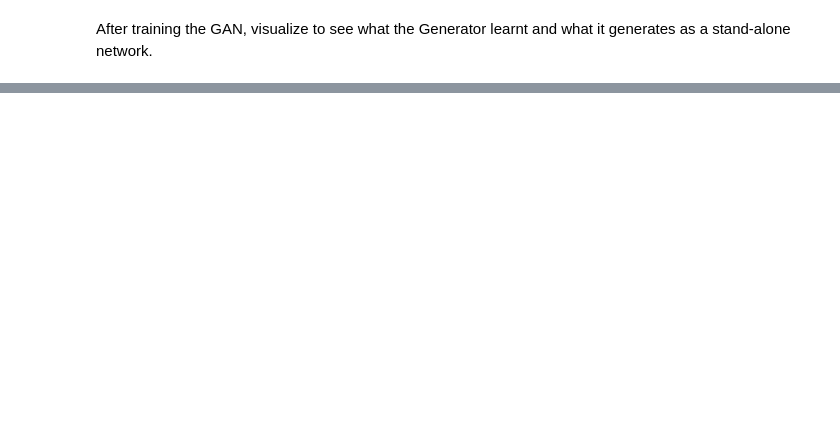
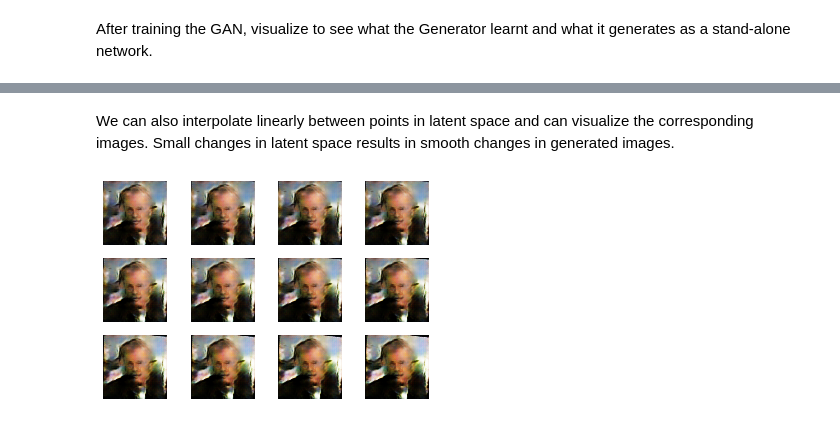
Before and after one commit to vandanavk/mxnet-gluon-gan, a Jupyter notebook: dcgan/dcgan.ipynb, the cells around one changed output, grey strips where cells are left out. Saved outputs shown, nothing was run; the diff lists cells and outputs as text; code cells hidden in the pictures; blank space fills up the shorter version.

```diff
--- a/dcgan/dcgan.ipynb
+++ b/dcgan/dcgan.ipynb
@@ -434,0 +534,15 @@ plt.show()
+# %% [markdown]
+We can also interpolate linearly between points in latent space and can visualize the corresponding images.
+Small changes in latent space results in smooth changes in generated images.
+# %%
+num_image = 12
+latent_z = mx.nd.random_normal(0, 1, shape=(1, z_dim, 1, 1), ctx=ctx[0])
+step = 0.05
+for i in range(num_image):
+    img = generator(latent_z)
+    plt.subplot(3,4,i+1)
+    visualize(img[0])
+    latent_z += step
+plt.show()
+# %% [output]
+[figure, added]
```
Also changed, not shown: parts of 31 cells of this notebook.
